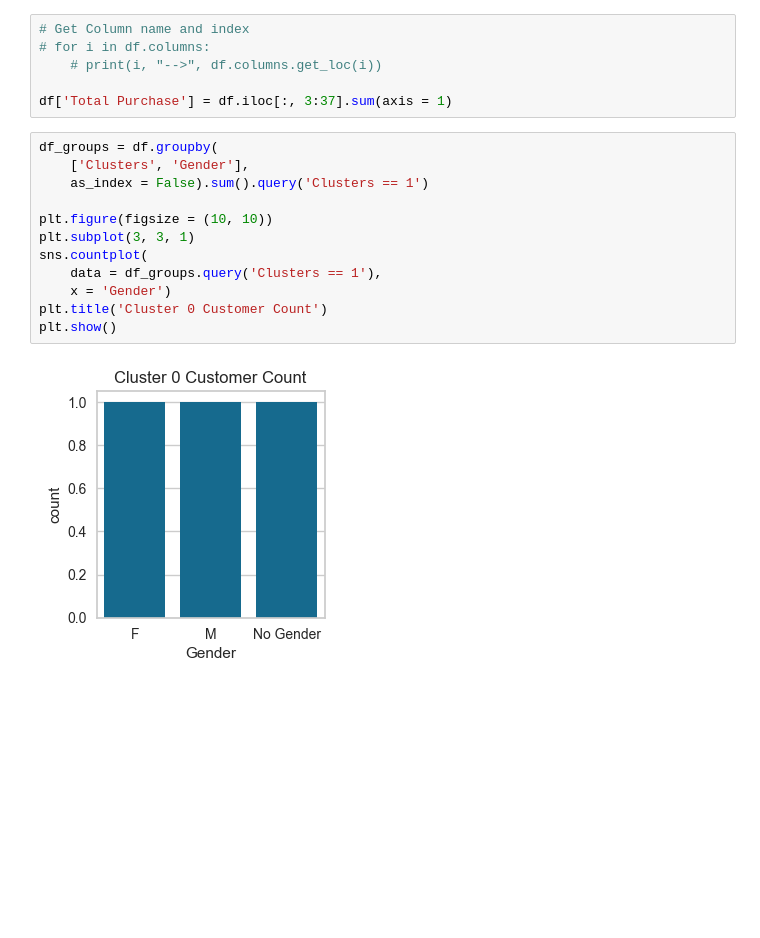
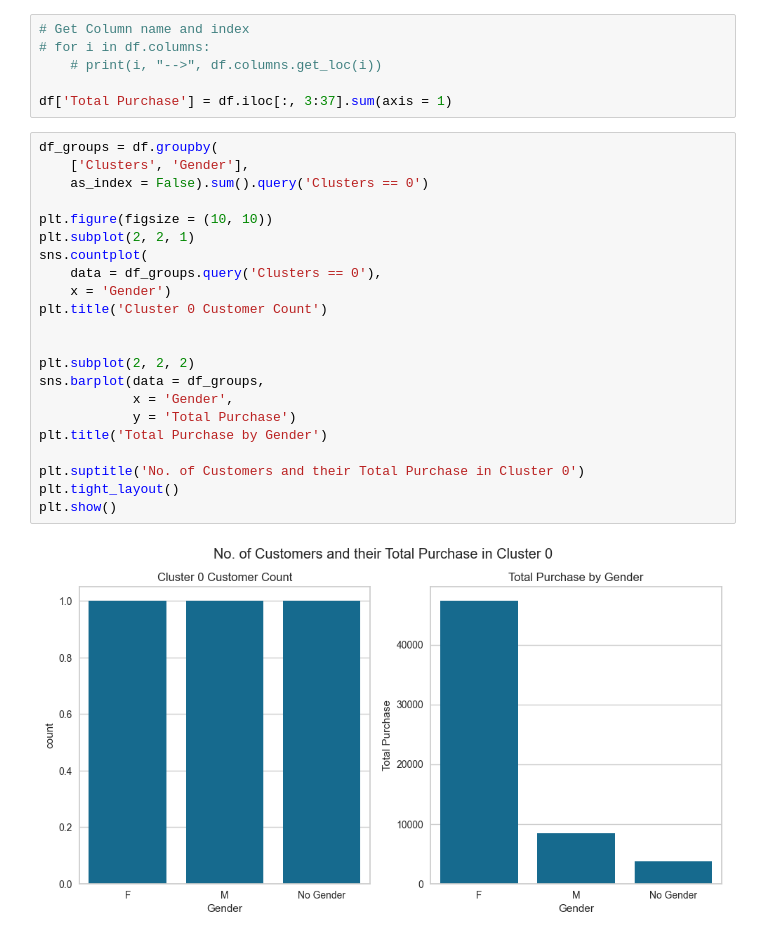
Before and after one commit to AllanMogley/12-Zidio-Projects, a Jupyter notebook: 01 - Projects/01 - Customer Segmentation/cleaner.ipynb, the cells around one changed output. Cells and saved outputs as stored; diff of their text form; blank space fills up the shorter version.

Commit message:
Cluster 0 Customer Purchases

```diff
--- a/01 - Projects/01 - Customer Segmentation/cleaner.ipynb
+++ b/01 - Projects/01 - Customer Segmentation/cleaner.ipynb
@@ -239,14 +239,24 @@ df['Total Purchase'] = df.iloc[:, 3:37].sum(axis = 1)
 # %%
 df_groups = df.groupby(
     ['Clusters', 'Gender'],
-    as_index = False).sum().query('Clusters == 1')
+    as_index = False).sum().query('Clusters == 0')
 
 plt.figure(figsize = (10, 10))
-plt.subplot(3, 3, 1)
+plt.subplot(2, 2, 1)
 sns.countplot(
-    data = df_groups.query('Clusters == 1'),
+    data = df_groups.query('Clusters == 0'),
     x = 'Gender')
 plt.title('Cluster 0 Customer Count')
+
+
+plt.subplot(2, 2, 2)
+sns.barplot(data = df_groups,
+            x = 'Gender',
+            y = 'Total Purchase')
+plt.title('Total Purchase by Gender')
+
+plt.suptitle('No. of Customers and their Total Purchase in Cluster 0')
+plt.tight_layout()
 plt.show()
 # %% [output]
-[figure, old version]
+[figure, new version]
```
